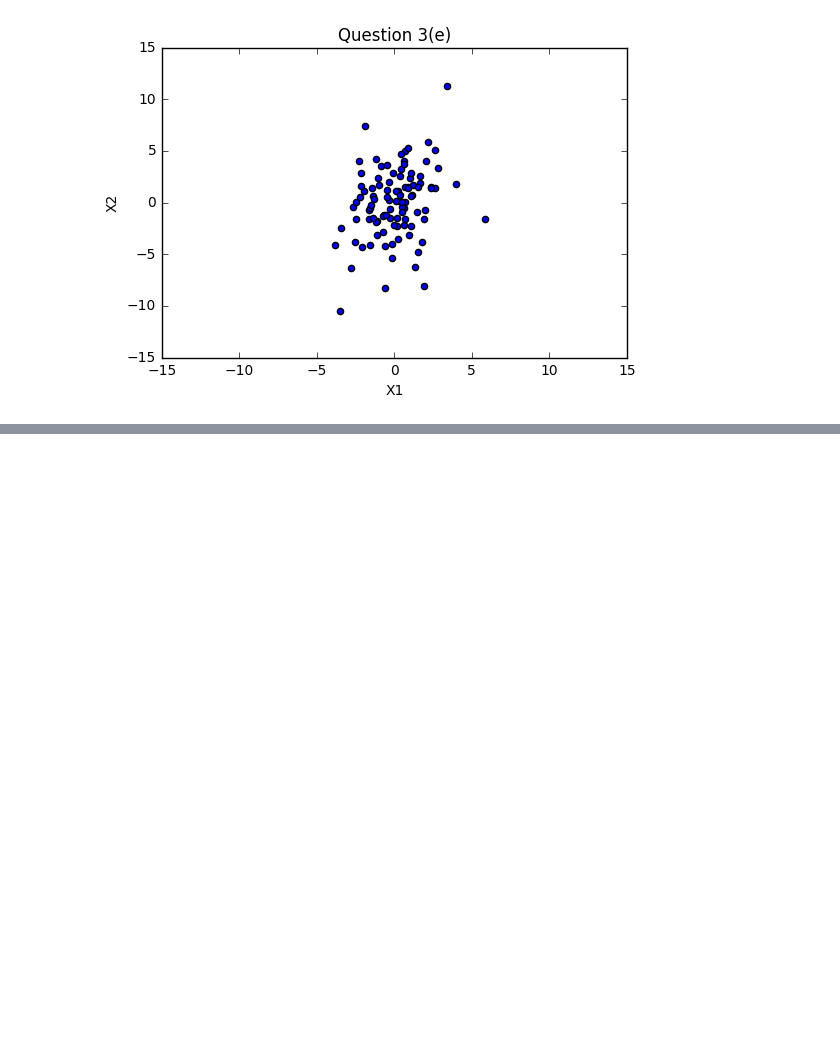
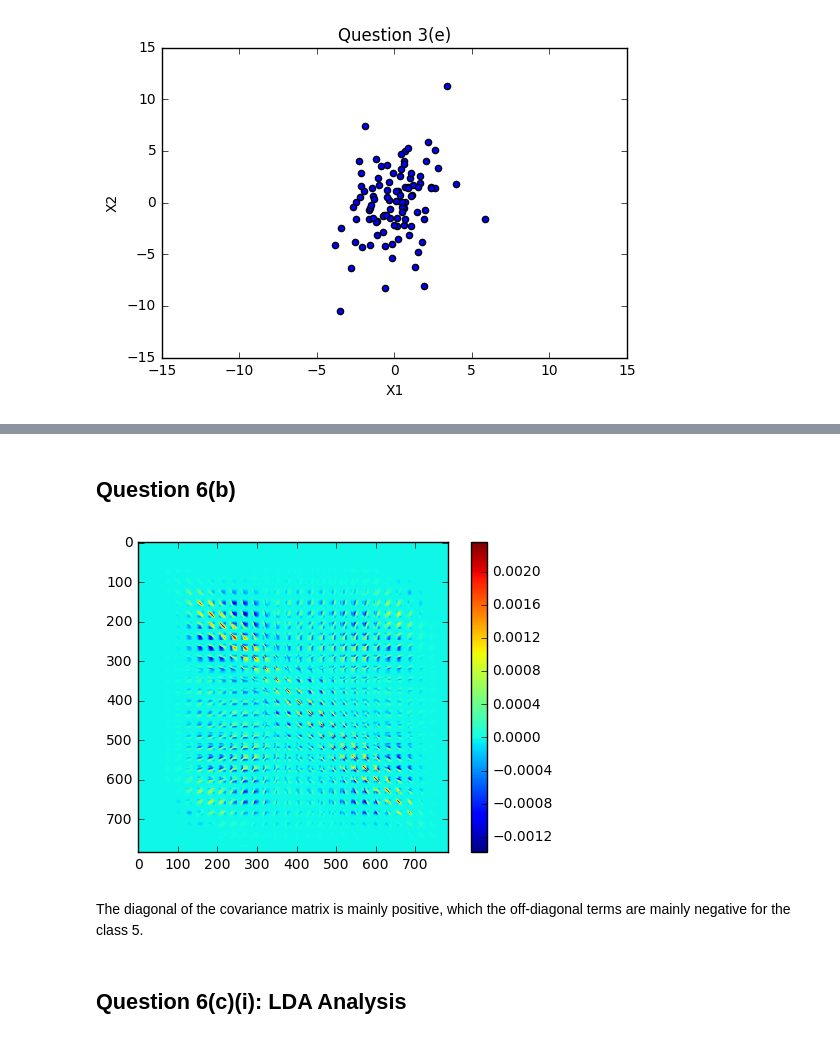
Before and after one commit to sunghew/cs189, a Jupyter notebook: hw3/hw3.ipynb, the cells around one changed output, grey strips where cells are left out. Cells and saved outputs as stored; diff of their text form; code cells hidden in the pictures; blank space fills up the shorter version.

```diff
--- a/hw3/hw3.ipynb
+++ b/hw3/hw3.ipynb
@@ -200,0 +282,7 @@ plt.show()
+# %%
+valid_data, valid_labels, train_data, train_labels = load_mnist(MNIST_FILEPATH)
+train_data = train_data.astype(float)
+valid_data = valid_data.astype(float)
+# %%
+train_data = preprocessing.normalize(train_data)
+valid_data = preprocessing.normalize(valid_data)
@@ -200,0 +293,8 @@ plt.show()
+# %%
+def classify_mnist(data, labels):
+    classified_mnist = {}
+    for label in range(10):
+        classified_mnist[label] = data[labels[:,0] == label]
+    return classified_mnist
+
+classified_mnist = classify_mnist(train_data, train_labels)
@@ -200,0 +309,20 @@ plt.show()
+# %%
+def calculate_mnist_covs(classified_mnist):
+    mnist_covs = {}
+    for label in range(10):
+        mnist_covs[label] = np.cov(classified_mnist[label].T)
+    return mnist_covs
+
+mnist_covs = calculate_mnist_covs(classified_mnist)
+# %% [markdown]
+## Question 6(b)
+# %%
+plt.imshow(mnist_covs[5])
+colorbar()
+plt.show()
+# %% [output]
+[figure, added]
+# %% [markdown]
+The diagonal of the covariance matrix is mainly positive, which the off-diagonal terms are mainly negative for the class 5.
+# %% [markdown]
+## Question 6(c)(i): LDA Analysis
```
Also changed, not shown: parts of 33 cells of this notebook.
